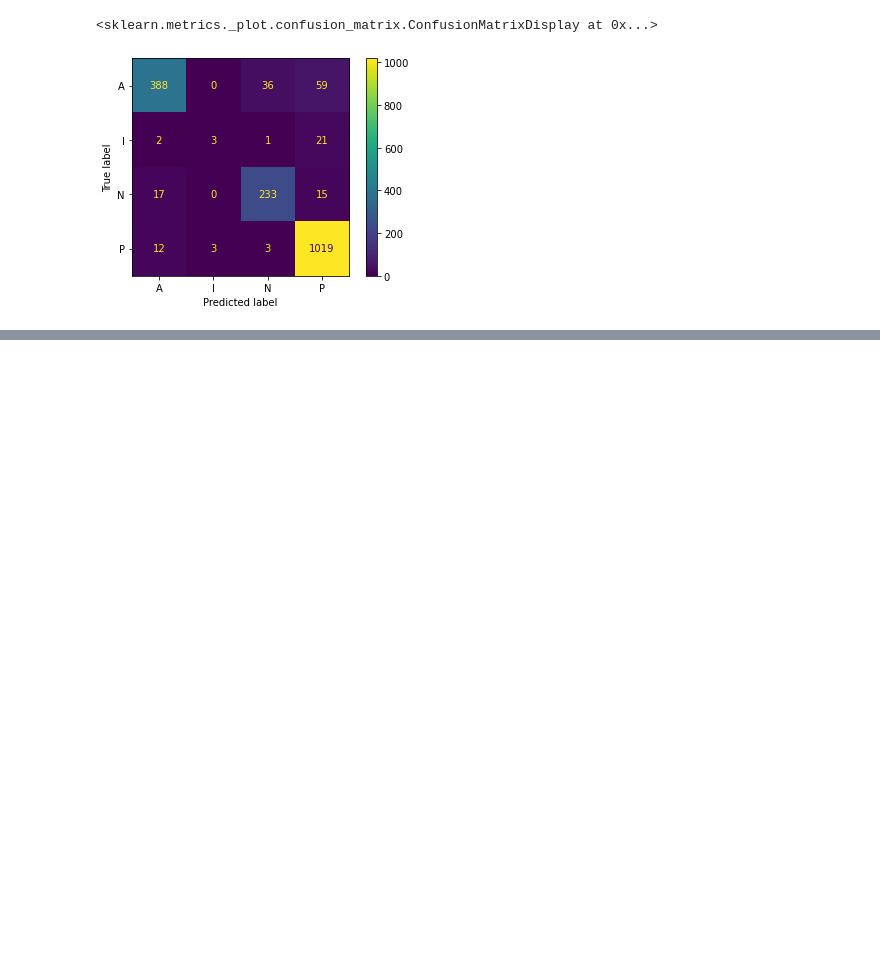
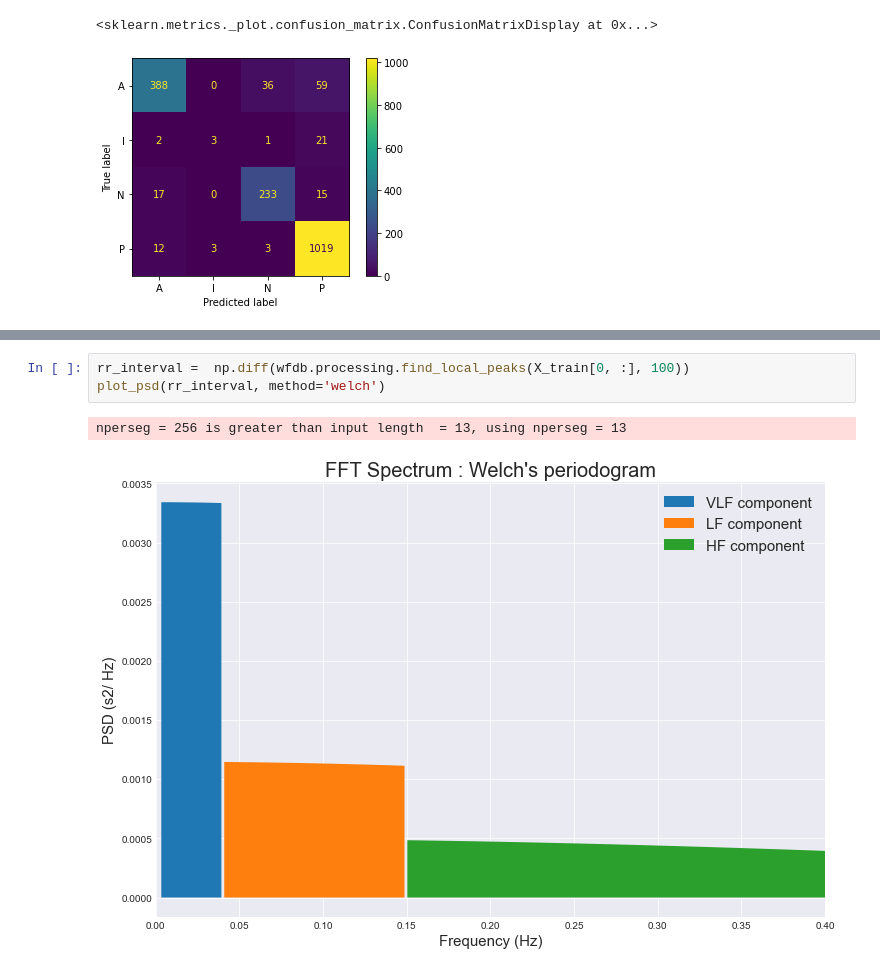
Before and after one commit to derick-amontagna/master-degree-ufsc-electrical-engineering, a Jupyter notebook: IIM/Study-Case-01/LabTests/code-Test.ipynb, the cells around one changed output, grey strips where cells are left out. Drawn from its saved outputs; the diff is of its cells as text; blank space fills up the shorter version.

```diff
--- a/IIM/Study-Case-01/code.ipynb
+++ b/IIM/Study-Case-01/LabTests/code-Test.ipynb
@@ -420,0 +450,6 @@ ConfusionMatrixDisplay.from_estimator(xgbc, X_features_test, y_test)
+# %%
+rr_interval =  np.diff(wfdb.processing.find_local_peaks(X_train[0, :], 100))
+plot_psd(rr_interval, method='welch')
+# %% [output]
+nperseg = 256 is greater than input length  = 13, using nperseg = 13
+[figure, added]
```
Also changed, not shown: parts of 29 cells of this notebook, 5 other files.
